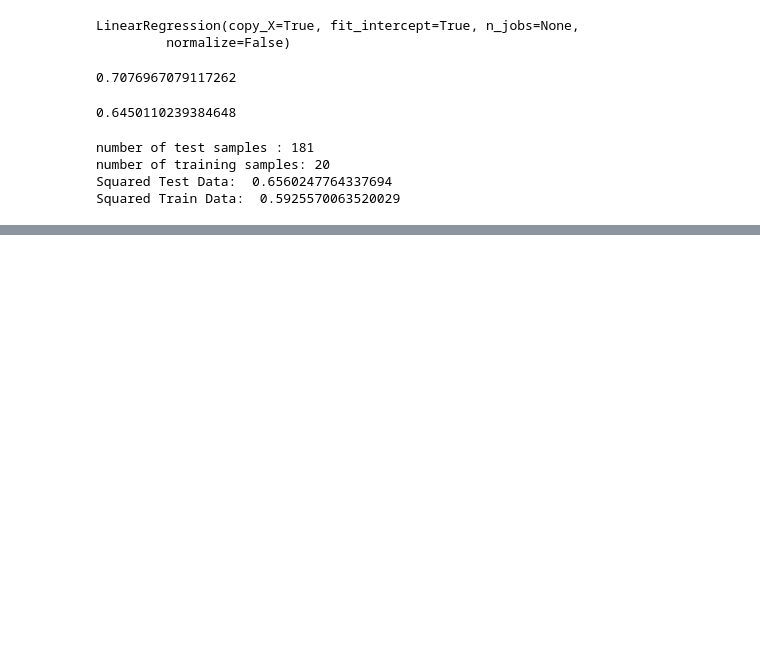
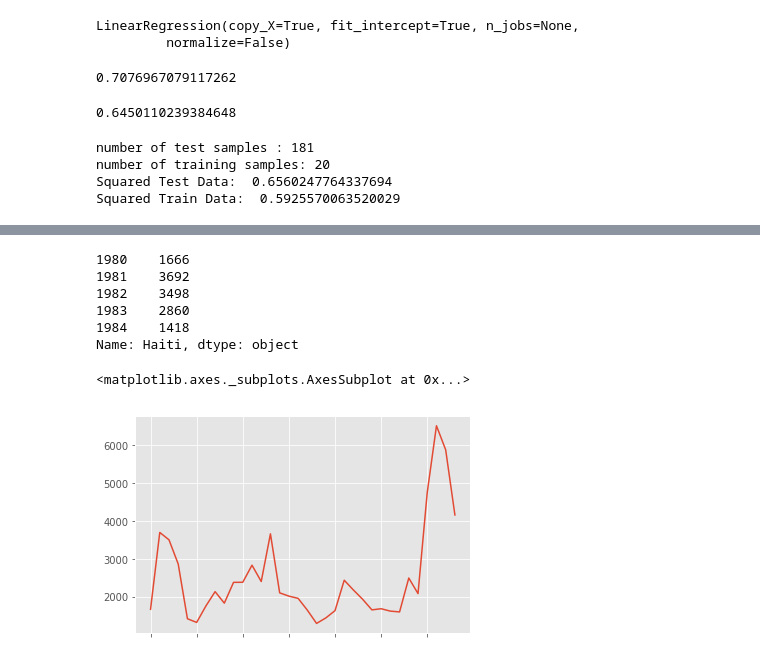
Before and after one commit to Taciones/Data_Analysis_with_Python, a Jupyter notebook: Data_Analisys.ipynb, the cells around one changed output, grey strips where cells are left out. Saved outputs shown, nothing was run; the diff lists cells and outputs as text; code cells hidden in the pictures; blank space fills up the shorter version.

Commit message:
Inserting data visualizations notations

```diff
--- a/Data_Analisys.ipynb
+++ b/Data_Analisys.ipynb
@@ -851,0 +1054,3 @@ Squared Train Data:  0.5925570063520029
+# %%
+# optional: to remove the name of the index
+df_can.index.name = None
@@ -851,0 +1087,3 @@ Squared Train Data:  0.5925570063520029
+# %%
+print(plt.style.available)
+mpl.style.use(['ggplot']) # optional: for ggplot-like style
@@ -851,0 +1092,5 @@ Squared Train Data:  0.5925570063520029
+# %%
+years = list(map(str, range(1980, 2014)))
+years
+
+df_can.columns = list(map(str, df_can.columns))
@@ -851,0 +1153,15 @@ Squared Train Data:  0.5925570063520029
+# %%
+haiti = df_can.loc['Haiti', years] # passing in years 1980 - 2013 to exclude the 'total' column
+haiti.head()
+# %% [output]
+1980    1666
+1981    3692
+1982    3498
+1983    2860
+1984    1418
+Name: Haiti, dtype: object
+# %%
+haiti.plot()
+# %% [output]
+<matplotlib.axes._subplots.AxesSubplot at 0x...>
+[figure, added]
```
Also changed, not shown: parts of 31 cells of this notebook, 2 other files.
